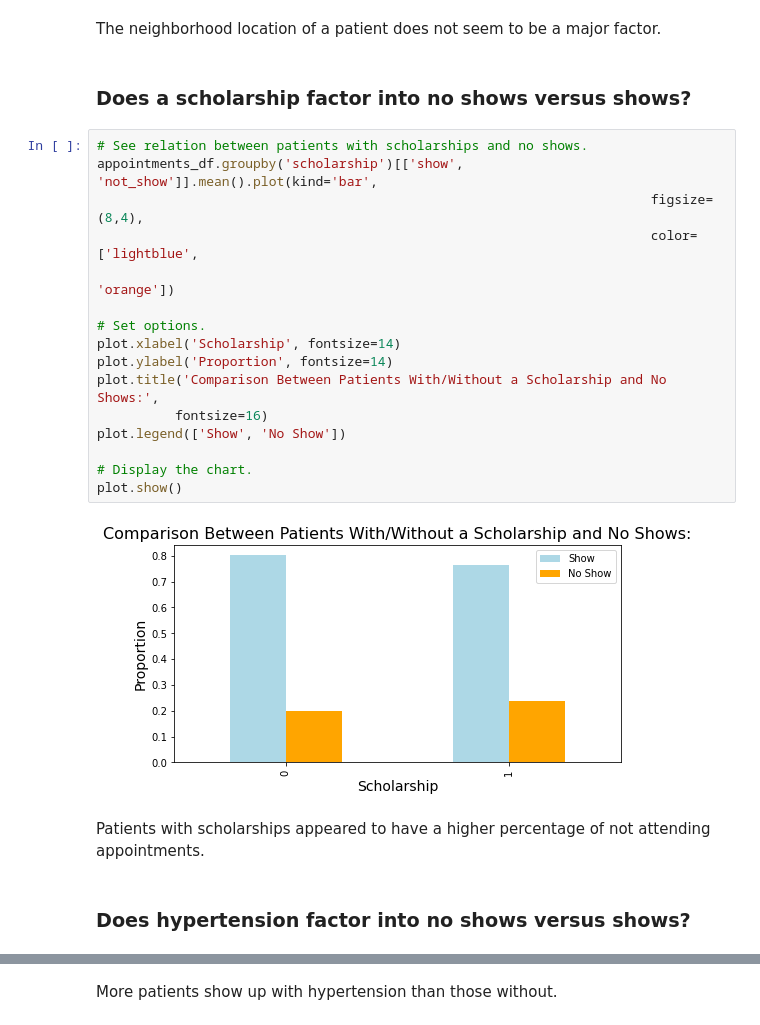
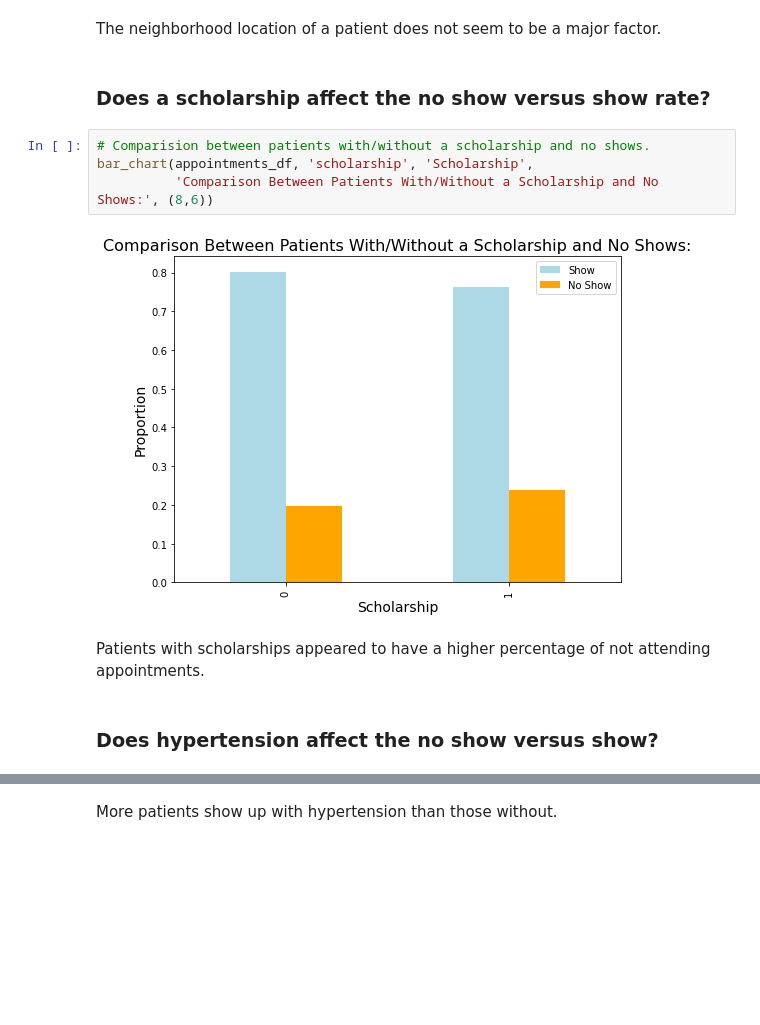
Before and after one commit to misterpsmith/wgu-c749, a Jupyter notebook: investigate-a-dataset/investigate-a-dataset.ipynb, the cells around one changed output, grey strips where cells are left out. Saved outputs shown, nothing was run; the diff lists cells and outputs as text; blank space fills up the shorter version.

```diff
--- a/investigate-a-dataset/investigate-a-dataset.ipynb
+++ b/investigate-a-dataset/investigate-a-dataset.ipynb
@@ -519,27 +540,15 @@ plot.show()
 # %% [markdown]
 The neighborhood location of a patient does not seem to be a major factor.
 # %% [markdown]
-### Does a scholarship factor into no shows versus shows?
+### Does a scholarship affect the no show versus show rate?
 # %%
-# See relation between patients with scholarships and no shows.
-appointments_df.groupby('scholarship')[['show', 'not_show']].mean().plot(kind='bar',
-                                                                       figsize=(8,4),
-                                                                       color=['lightblue',
-                                                                              'orange'])
-
-# Set options.
-plot.xlabel('Scholarship', fontsize=14)
-plot.ylabel('Proportion', fontsize=14)
-plot.title('Comparison Between Patients With/Without a Scholarship and No Shows:',
-          fontsize=16)
-plot.legend(['Show', 'No Show'])
-
-# Display the chart.
-plot.show()
+# Comparision between patients with/without a scholarship and no shows.
+bar_chart(appointments_df, 'scholarship', 'Scholarship',
+          'Comparison Between Patients With/Without a Scholarship and No Shows:', (8,6))
 # %% [output]
-[figure, old version]
+[figure, new version]
 # %% [markdown]
 Patients with scholarships appeared to have a higher percentage of not attending appointments.
 # %% [markdown]
-### Does hypertension factor into no shows versus shows?
+### Does hypertension affect the no show versus show?
 # %%
```
Also changed, not shown: parts of 40 cells of this notebook, 2 other files.
